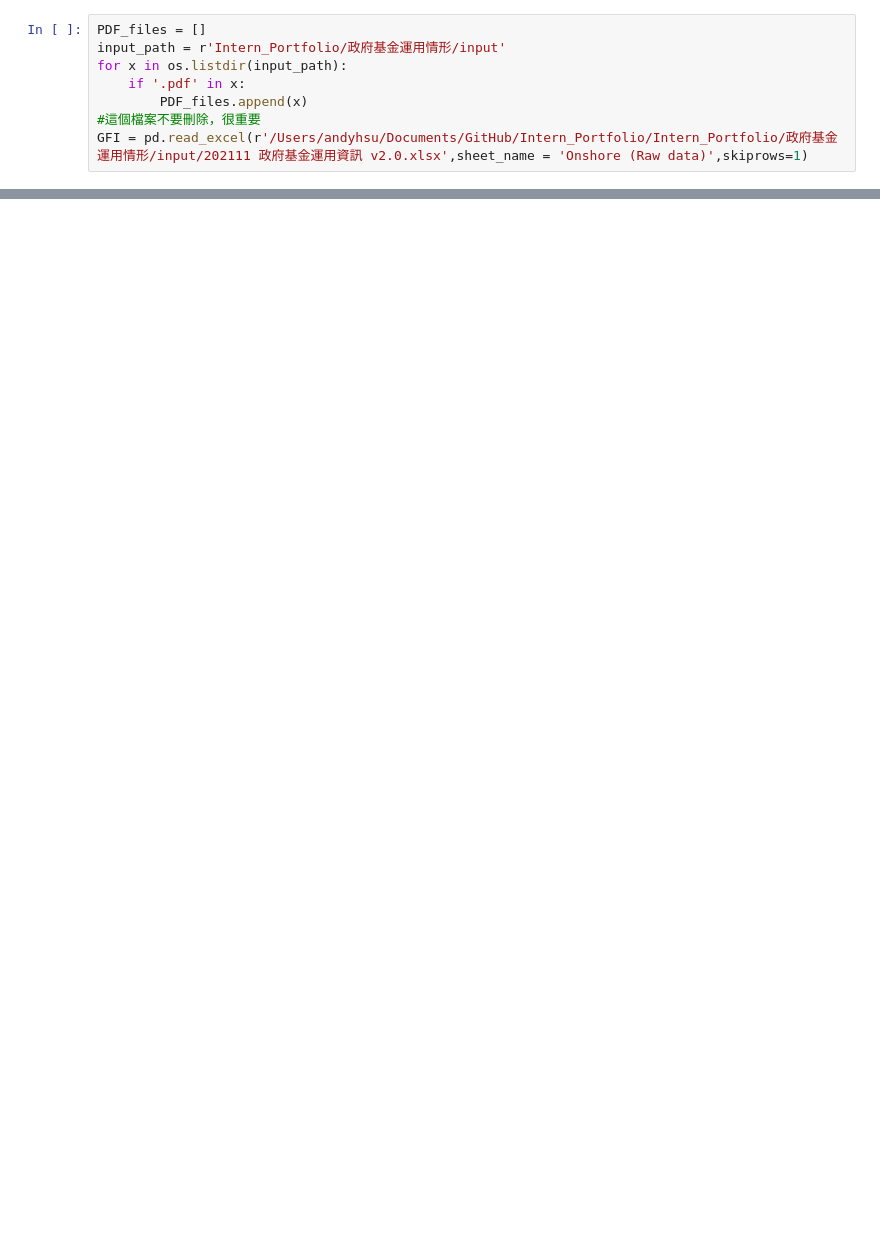
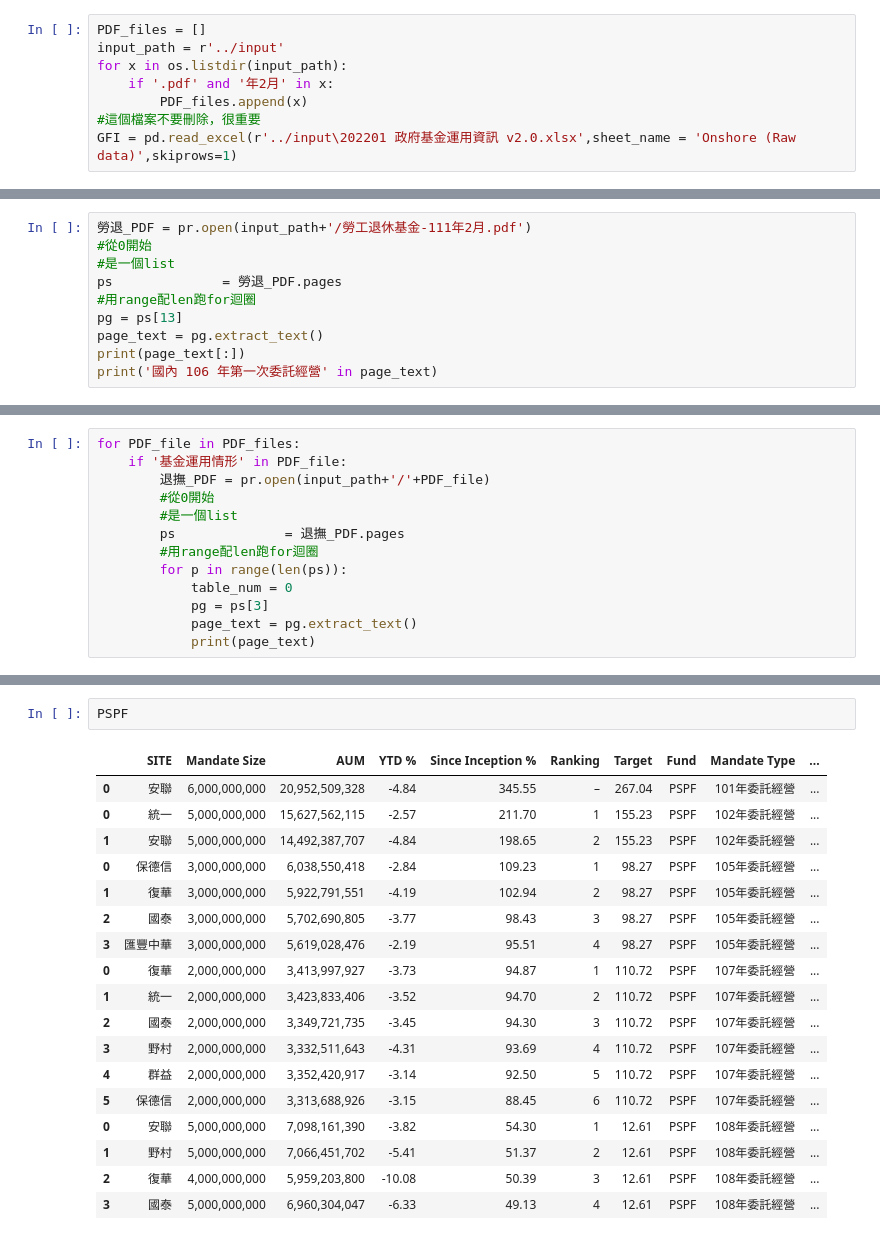
Before and after one commit to andyHSU-DS/Intern_Portfolio, a Jupyter notebook: 政府基金運用情形/Module/PageTwo.ipynb, the cells around one changed output, grey strips where cells are left out. Cells and saved outputs as stored; diff of their text form; blank space fills up the shorter version.

```diff
--- a/政府基金運用情形/Module/PageTwo.ipynb
+++ b/政府基金運用情形/Module/PageTwo.ipynb
@@ -12,8 +10,8 @@ warnings.filterwarnings('ignore')
 # %%
 PDF_files = []
-input_path = r'Intern_Portfolio/政府基金運用情形/input'
+input_path = r'../input'
 for x in os.listdir(input_path):
-    if '.pdf' in x:
+    if '.pdf' and '年2月' in x:
         PDF_files.append(x)
 #這個檔案不要刪除，很重要
-GFI = pd.read_excel(r'/Users/andyhsu/Documents/GitHub/Intern_Portfolio/Intern_Portfolio/政府基金運用情形/input/202111 政府基金運用資訊 v2.0.xlsx',sheet_name = 'Onshore (Raw data)',skiprows=1)
+GFI = pd.read_excel(r'../input\202201 政府基金運用資訊 v2.0.xlsx',sheet_name = 'Onshore (Raw data)',skiprows=1)
@@ -88,0 +29,10 @@ for PDF_file in PDF_files:
+# %%
+勞退_PDF = pr.open(input_path+'/勞工退休基金-111年2月.pdf')
+#從0開始
+#是一個list
+ps              = 勞退_PDF.pages
+#用range配len跑for迴圈
+pg = ps[13]
+page_text = pg.extract_text()
+print(page_text[:])
+print('國內 106 年第一次委託經營' in page_text)
@@ -138,0 +357,13 @@ for PDF_file in PDF_files:
+# %%
+for PDF_file in PDF_files:
+    if '基金運用情形' in PDF_file:
+        退撫_PDF = pr.open(input_path+'/'+PDF_file)
+        #從0開始
+        #是一個list
+        ps              = 退撫_PDF.pages
+        #用range配len跑for迴圈
+        for p in range(len(ps)):
+            table_num = 0
+            pg = ps[3]
+            page_text = pg.extract_text()
+            print(page_text)
@@ -138,0 +477,21 @@ for PDF_file in PDF_files:
+# %%
+PSPF
+# %% [output]
+|  | SITE | Mandate Size | AUM | YTD % | Since Inception % | Ranking | Target | Fund | Mandate Type | ... |
+| 0 | 安聯 | 6,000,000,000 | 20,952,509,328 | -4.84 | 345.55 | – | 267.04 | PSPF | 101年委託經營 | ... |
+| 0 | 統一 | 5,000,000,000 | 15,627,562,115 | -2.57 | 211.70 | 1 | 155.23 | PSPF | 102年委託經營 | ... |
+| 1 | 安聯 | 5,000,000,000 | 14,492,387,707 | -4.84 | 198.65 | 2 | 155.23 | PSPF | 102年委託經營 | ... |
+| 0 | 保德信 | 3,000,000,000 | 6,038,550,418 | -2.84 | 109.23 | 1 | 98.27 | PSPF | 105年委託經營 | ... |
+| 1 | 復華 | 3,000,000,000 | 5,922,791,551 | -4.19 | 102.94 | 2 | 98.27 | PSPF | 105年委託經營 | ... |
+| 2 | 國泰 | 3,000,000,000 | 5,702,690,805 | -3.77 | 98.43 | 3 | 98.27 | PSPF | 105年委託經營 | ... |
+| 3 | 匯豐中華 | 3,000,000,000 | 5,619,028,476 | -2.19 | 95.51 | 4 | 98.27 | PSPF | 105年委託經營 | ... |
+| 0 | 復華 | 2,000,000,000 | 3,413,997,927 | -3.73 | 94.87 | 1 | 110.72 | PSPF | 107年委託經營 | ... |
+| 1 | 統一 | 2,000,000,000 | 3,423,833,406 | -3.52 | 94.70 | 2 | 110.72 | PSPF | 107年委託經營 | ... |
+| 2 | 國泰 | 2,000,000,000 | 3,349,721,735 | -3.45 | 94.30 | 3 | 110.72 | PSPF | 107年委託經營 | ... |
+| 3 | 野村 | 2,000,000,000 | 3,332,511,643 | -4.31 | 93.69 | 4 | 110.72 | PSPF | 107年委託經營 | ... |
+| 4 | 群益 | 2,000,000,000 | 3,352,420,917 | -3.14 | 92.50 | 5 | 110.72 | PSPF | 107年委託經營 | ... |
+| 5 | 保德信 | 2,000,000,000 | 3,313,688,926 | -3.15 | 88.45 | 6 | 110.72 | PSPF | 107年委託經營 | ... |
+| 0 | 安聯 | 5,000,000,000 | 7,098,161,390 | -3.82 | 54.30 | 1 | 12.61 | PSPF | 108年委託經營 | ... |
+| 1 | 野村 | 5,000,000,000 | 7,066,451,702 | -5.41 | 51.37 | 2 | 12.61 | PSPF | 108年委託經營 | ... |
+| 2 | 復華 | 4,000,000,000 | 5,959,203,800 | -10.08 | 50.39 | 3 | 12.61 | PSPF | 108年委託經營 | ... |
+| 3 | 國泰 | 5,000,000,000 | 6,960,304,047 | -6.33 | 49.13 | 4 | 12.61 | PSPF | 108年委託經營 | ... |
```
Also changed, not shown: parts of 27 cells of this notebook, 2 other files.
